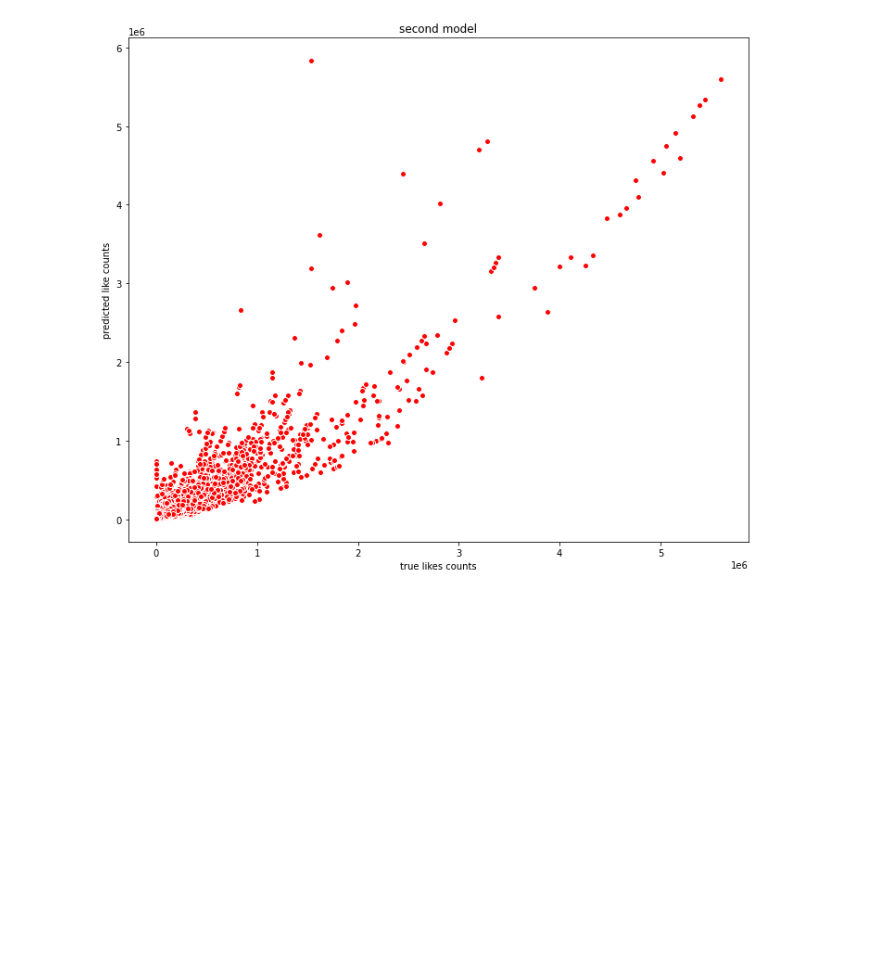
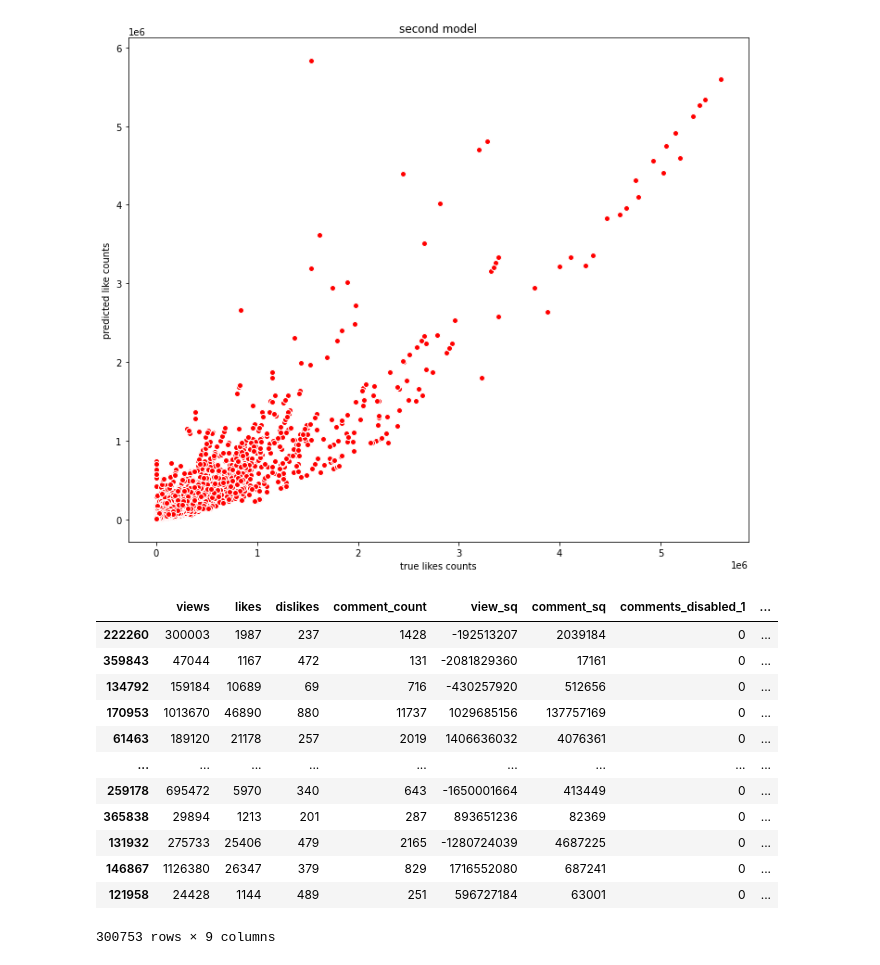
Before and after one commit to ashen007/youtube_trending, a Jupyter notebook: trending.ipynb, the cells around one changed output. Drawn from its saved outputs; the diff is of its cells as text; code cells hidden in the pictures; blank space fills up the shorter version.

```diff
--- a/trending.ipynb
+++ b/trending.ipynb
@@ -677,3 +677,23 @@ plt.title('second model')
 plt.show()
 # %% [output]
 [figure]
+# %%
+prepared = x_train.drop('category_id',axis=1,inplace=False)
+prepared['view_sq'] = np.square(prepared['views'])
+prepared['comment_sq'] = np.square(prepared['comment_count'])
+prepared = pd.get_dummies(prepared,drop_first=True)
+prepared
+# %% [output]
+|  | views | likes | dislikes | comment_count | view_sq | comment_sq | comments_disabled_1 | ... |
+| 222260 | 300003 | 1987 | 237 | 1428 | -192513207 | 2039184 | 0 | ... |
+| 359843 | 47044 | 1167 | 472 | 131 | -2081829360 | 17161 | 0 | ... |
+| 134792 | 159184 | 10689 | 69 | 716 | -430257920 | 512656 | 0 | ... |
+| 170953 | 1013670 | 46890 | 880 | 11737 | 1029685156 | 137757169 | 0 | ... |
+| 61463 | 189120 | 21178 | 257 | 2019 | 1406636032 | 4076361 | 0 | ... |
+| ... | ... | ... | ... | ... | ... | ... | ... | ... |
+| 259178 | 695472 | 5970 | 340 | 643 | -1650001664 | 413449 | 0 | ... |
+| 365838 | 29894 | 1213 | 201 | 287 | 893651236 | 82369 | 0 | ... |
+| 131932 | 275733 | 25406 | 479 | 2165 | -1280724039 | 4687225 | 0 | ... |
+| 146867 | 1126380 | 26347 | 379 | 829 | 1716552080 | 687241 | 0 | ... |
+| 121958 | 24428 | 1144 | 489 | 251 | 596727184 | 63001 | 0 | ... |
+300753 rows × 9 columns
```
Also changed, not shown: parts of 5 cells of this notebook.
